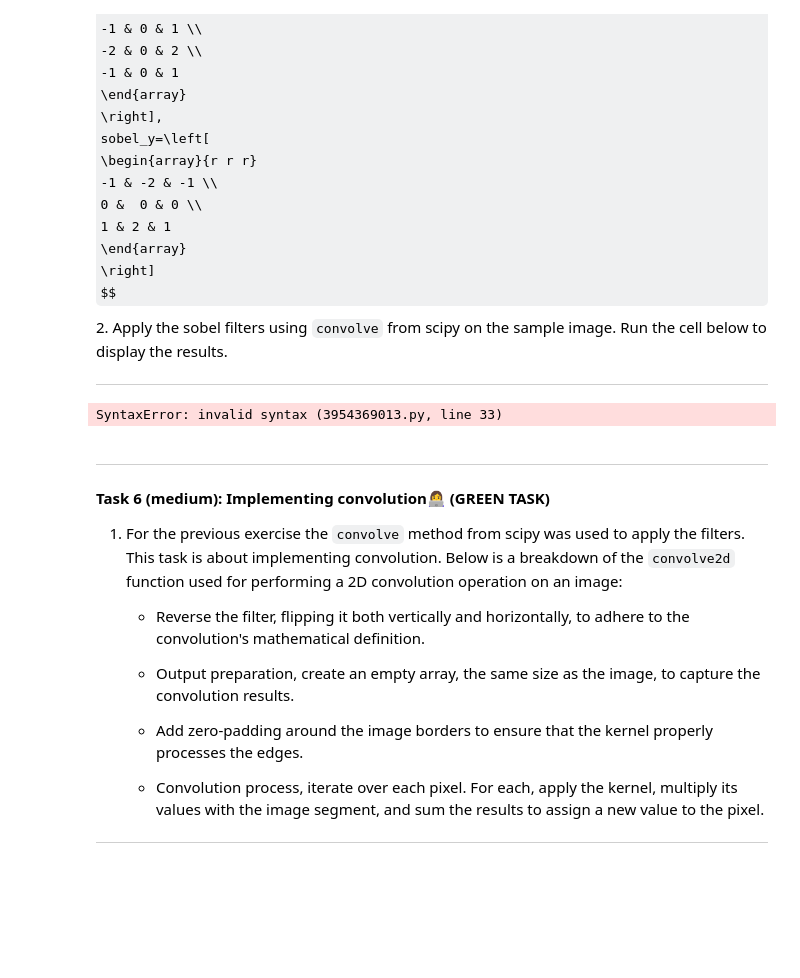
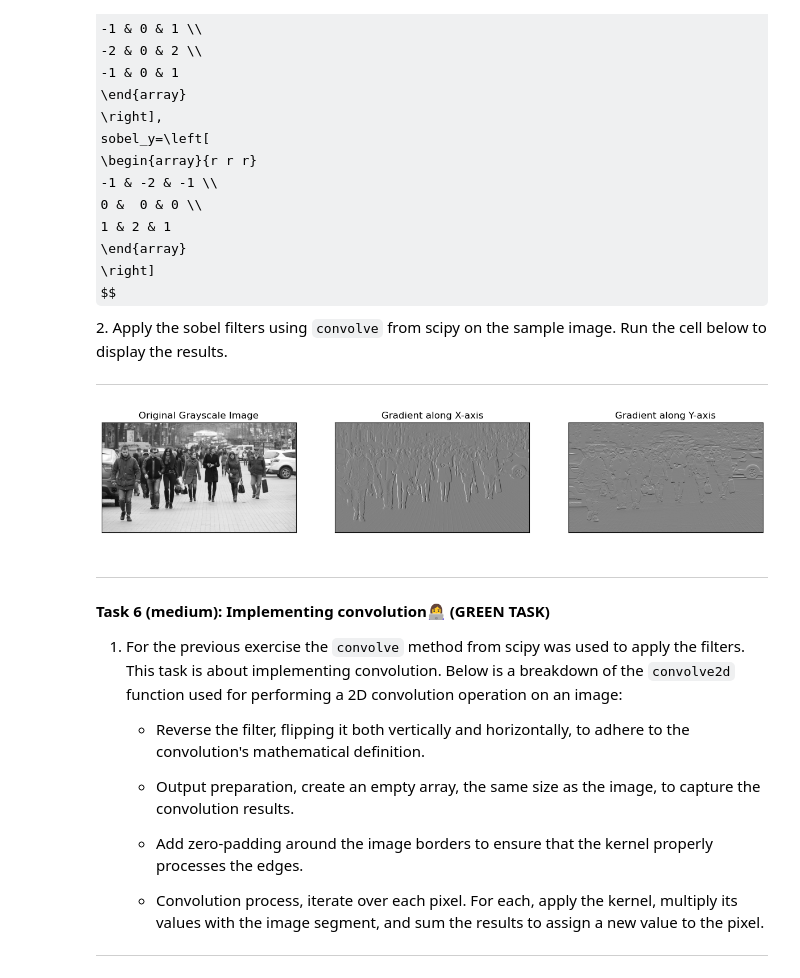
Before and after one commit to Casper2411/MachineLearningExercises, a Jupyter notebook: W08/02-filter_basics.ipynb, the cells around one changed output. Drawn from its saved outputs; the diff is of its cells as text; code cells hidden in the pictures; some formulas as TeX source; blank space fills up the shorter version.

```diff
--- a/W08/02-filter_basics.ipynb
+++ b/W08/02-filter_basics.ipynb
@@ -385,38 +480,51 @@ def rgb2gray(rgb):
         Grayscale image
     """
     return np.dot(rgb[...,:3], [0.2989, 0.5870, 0.1140])
 
 
 # Convert the image to grayscale
 gray_image = rgb2gray(image)
 
 # Compute the gradients using the Sobel operator
 # Define the Sobel operator kernels.
 
 # Step 1: construct sobel filters
-...
+
+sobel_x = np.array([
+    [-1, 0, 1],
+    [-2, 0, 2],
+    [-1, 0, 1]
+])/9
+
+sobel_y = np.array([
+    [-1, -2, -1],
+    [0, 0, 0],
+    [1, 2, 1]
+])
+
 # Step 2: convolve the image with the filters
-...
+img_gradient_x = convolve(gray_image, sobel_x)
+img_gradient_y = convolve(gray_image, sobel_y)
 # Step 3:  Visualize the original image and gradients with the following subplot template
 
 plt.figure(figsize=(15, 5))
 plt.subplot(1, 3, 1)
 plt.imshow(gray_image, cmap='gray'),
 plt.title('Original Grayscale Image')
 plt.xticks([]), plt.yticks([])  # Hides the tick values on X and Y axis
 
 plt.subplot(1, 3, 2)
-plt.imshow(<place_gradient_x_image>, cmap='gray')
+plt.imshow(img_gradient_x, cmap='gray')
 plt.title('Gradient along X-axis')
 plt.xticks([]), plt.yticks([])  # Hides the tick values on X and Y axis
 
 plt.subplot(1, 3, 3)
-plt.imshow(<place_gradient_y_image>, cmap='gray')
+plt.imshow(img_gradient_y, cmap='gray')
 plt.title('Gradient along Y-axis')
 plt.xticks([]), plt.yticks([])  # Hides the tick values on X and Y axis
 plt.show()
 # %% [output]
-SyntaxError: invalid syntax (3954369013.py, line 33)
+[figure, added]
 # %% [markdown]
 
 ---
```
Also changed, not shown: parts of 3 cells of this notebook, 1 other file.
